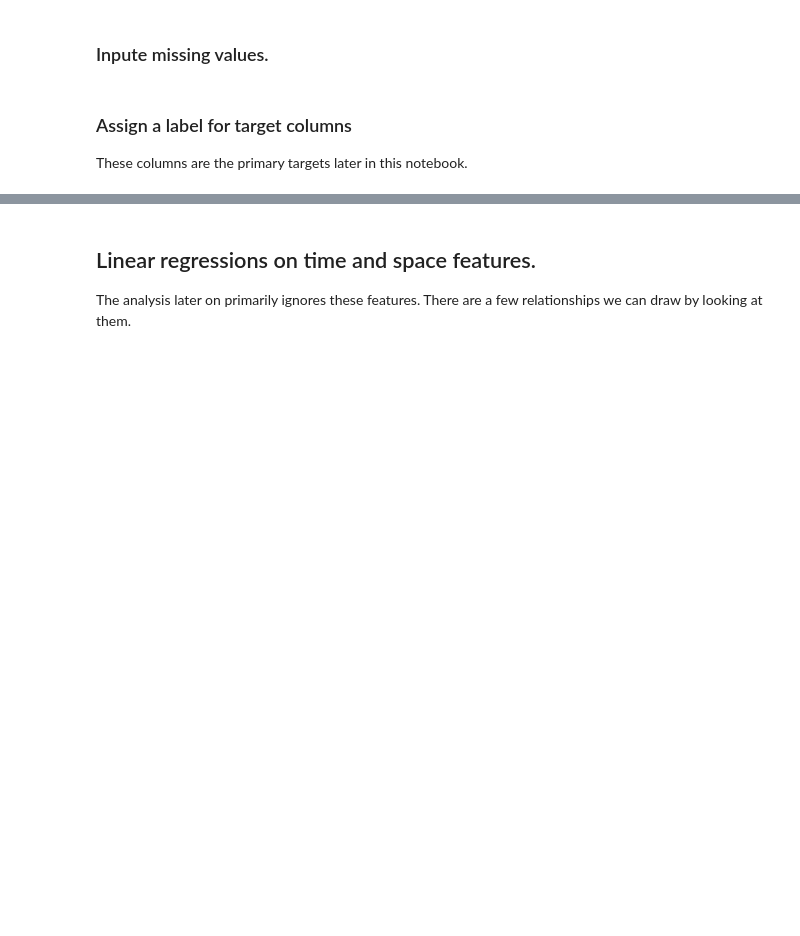
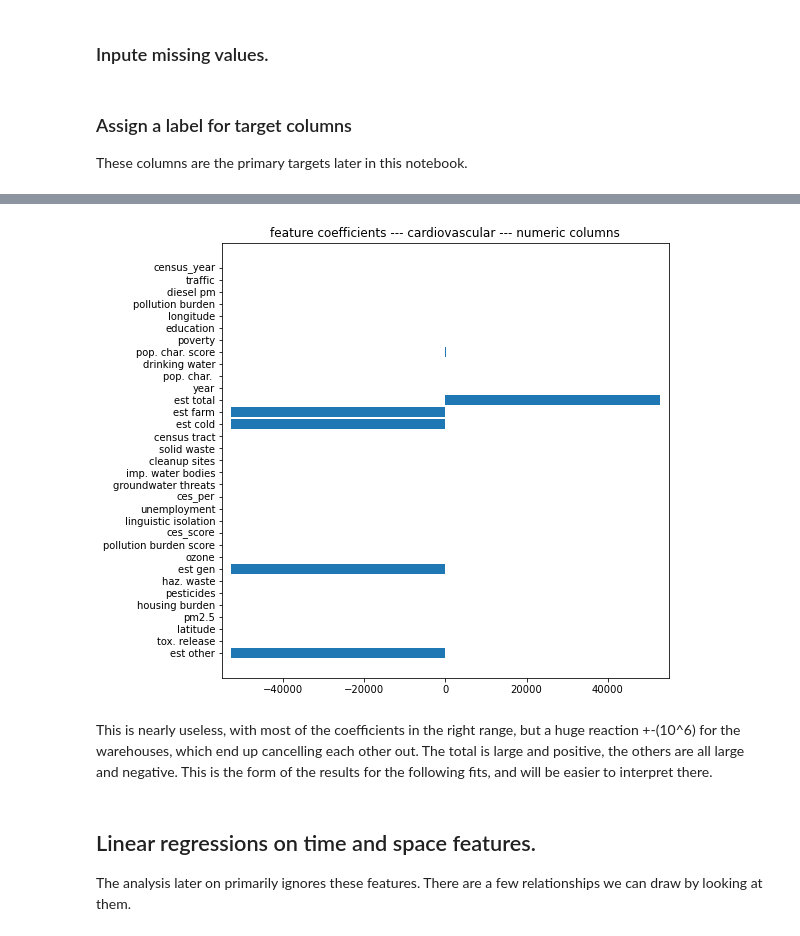
Before and after one commit to gigi-codes/warehouse_density, a Jupyter notebook: David/7_linear_regression.ipynb, the cells around one changed output, grey strips where cells are left out. Drawn from its saved outputs; the diff is of its cells as text; code cells hidden in the pictures; blank space fills up the shorter version.

```diff
--- a/David/7_linear_regression.ipynb
+++ b/David/7_linear_regression.ipynb
@@ -302,3 +396,10 @@ interpret_my_lr_grid_search(all_num_results, health_cols)
+# %%
+#plot the last one again to see magnitude of largest coefficients.
+barh_coefs(c_num_coefs, numeric_cols, xlim = 5.5e4, title = 'feature coefficients --- cardiovascular --- numeric columns')
+# %% [output]
+[figure, added]
+# %% [markdown]
+This is nearly useless, with most of the coefficients in the right range, but a huge reaction +-(10^6) for the warehouses, which end up cancelling each other out. The total is large and positive, the others are all large and negative. This is the form of the results for the following fits, and will be easier to interpret there.
 # %% [markdown]
 ## Linear regressions on time and space features.
 
```
Also changed, not shown: parts of 35 cells of this notebook.
